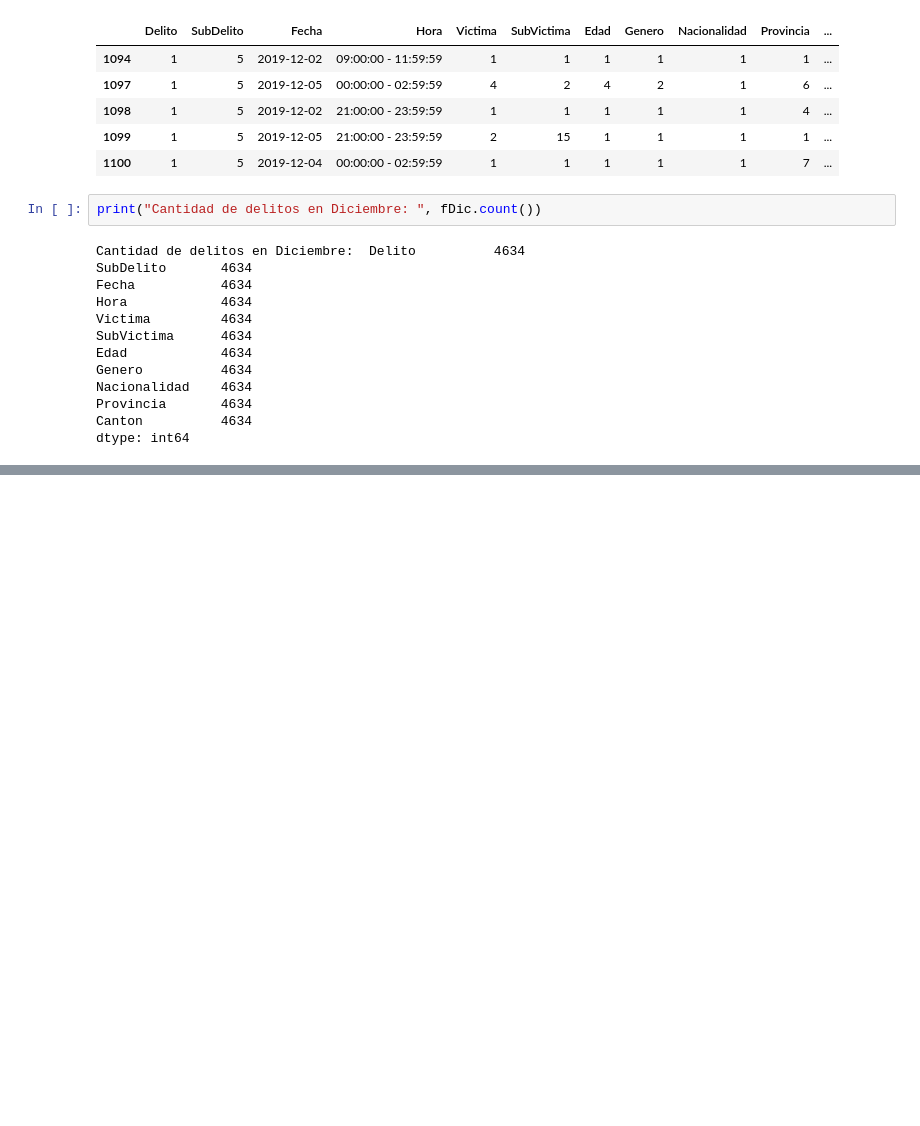
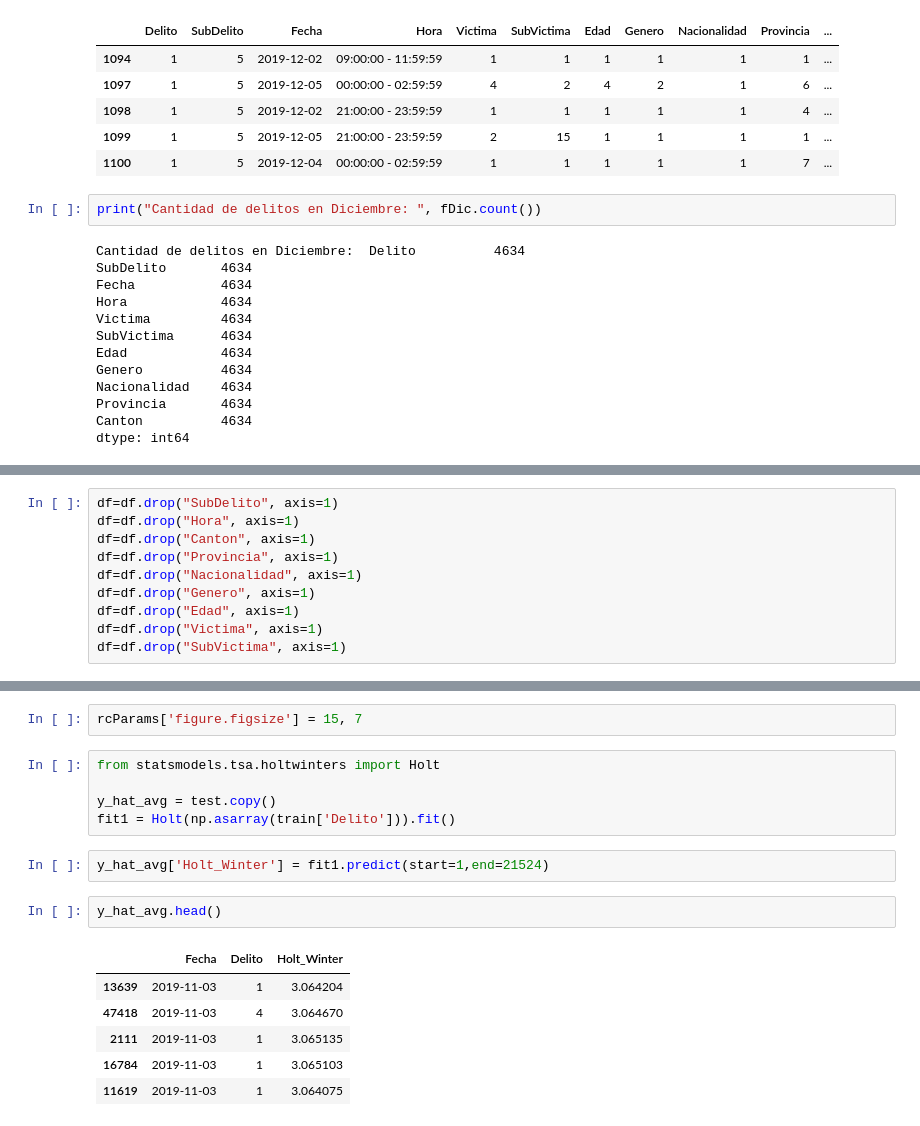
Before and after one commit to KatyaBrenes/Data-Science-Project, a Jupyter notebook: Proyecto Katya Brenes.ipynb, the cells around one changed output, grey strips where cells are left out. Cells and saved outputs as stored; diff of their text form; blank space fills up the shorter version.

```diff
--- a/Proyecto Katya Brenes.ipynb
+++ b/Proyecto Katya Brenes.ipynb
@@ -402,0 +432,10 @@ TypeError: Cannot convert input [0       2019-01-01
+# %%
+df=df.drop("SubDelito", axis=1)
+df=df.drop("Hora", axis=1)
+df=df.drop("Canton", axis=1)
+df=df.drop("Provincia", axis=1)
+df=df.drop("Nacionalidad", axis=1)
+df=df.drop("Genero", axis=1)
+df=df.drop("Edad", axis=1)
+df=df.drop("Victima", axis=1)
+df=df.drop("SubVictima", axis=1)
@@ -402,0 +493,18 @@ TypeError: Cannot convert input [0       2019-01-01
+# %%
+rcParams['figure.figsize'] = 15, 7
+# %%
+from statsmodels.tsa.holtwinters import Holt
+
+y_hat_avg = test.copy()
+fit1 = Holt(np.asarray(train['Delito'])).fit()
+# %%
+y_hat_avg['Holt_Winter'] = fit1.predict(start=1,end=21524)
+# %%
+y_hat_avg.head()
+# %% [output]
+|  | Fecha | Delito | Holt_Winter |
+| 13639 | 2019-11-03 | 1 | 3.064204 |
+| 47418 | 2019-11-03 | 4 | 3.064670 |
+| 2111 | 2019-11-03 | 1 | 3.065135 |
+| 16784 | 2019-11-03 | 1 | 3.065103 |
+| 11619 | 2019-11-03 | 1 | 3.064075 |
```
Also changed, not shown: parts of 16 cells of this notebook.
